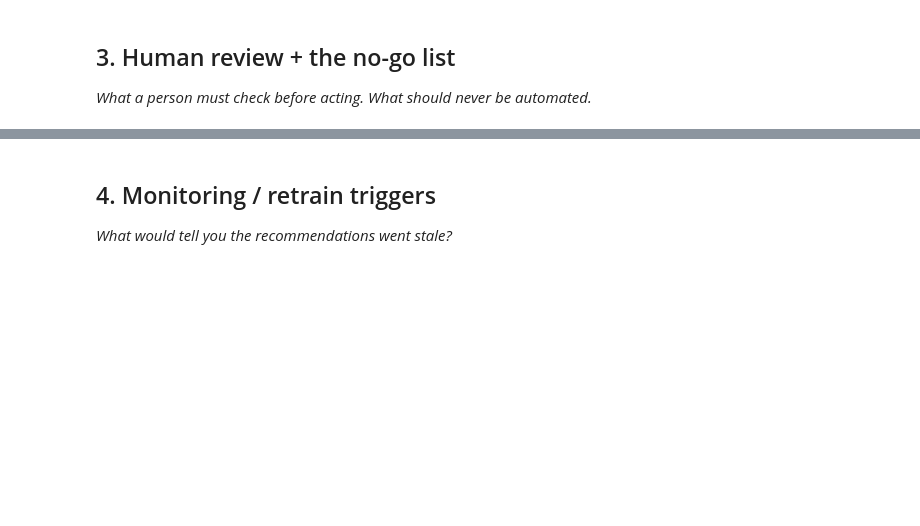
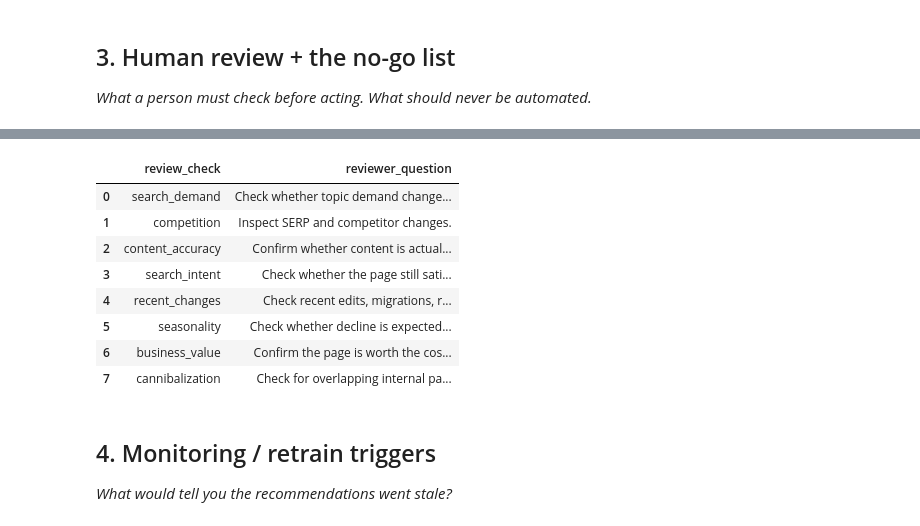
Before and after one commit to aliakhtar1010/search-ranking-ml, a Jupyter notebook: work/notebooks/w07_action_playbook.ipynb, the cells around one changed output, grey strips where cells are left out. Cells and saved outputs as stored; diff of their text form; code cells hidden in the pictures; blank space fills up the shorter version.

```diff
--- a/work/notebooks/w07_action_playbook.ipynb
+++ b/work/notebooks/w07_action_playbook.ipynb
@@ -30,3 +339,28 @@ This skeleton is yours to fill. Work the sections **in order** — each one has
+# %%
+# This cell is for CODE (numbers, a query, a check).
+# Write your text answer in the cell ABOVE this one — typing sentences here breaks Run All.
+review_rules = pd.DataFrame([
+    ["search_demand", "Check whether topic demand changed independently of the page."],
+    ["competition", "Inspect SERP and competitor changes."],
+    ["content_accuracy", "Confirm whether content is actually outdated or incomplete."],
+    ["search_intent", "Check whether the page still satisfies current intent."],
+    ["recent_changes", "Check recent edits, migrations, redirects, or repositioning."],
+    ["seasonality", "Check whether decline is expected for the topic or period."],
+    ["business_value", "Confirm the page is worth the cost of intervention."],
+    ["cannibalization", "Check for overlapping internal pages or demand."]
+], columns=["review_check", "reviewer_question"])
+
+review_rules
+# %% [output]
+|  | review_check | reviewer_question |
+| 0 | search_demand | Check whether topic demand change... |
+| 1 | competition | Inspect SERP and competitor changes. |
+| 2 | content_accuracy | Confirm whether content is actual... |
+| 3 | search_intent | Check whether the page still sati... |
+| 4 | recent_changes | Check recent edits, migrations, r... |
+| 5 | seasonality | Check whether decline is expected... |
+| 6 | business_value | Confirm the page is worth the cos... |
+| 7 | cannibalization | Check for overlapping internal pa... |
 # %% [markdown]
 ## 4. Monitoring / retrain triggers
 
```
Also changed, not shown: parts of 15 cells of this notebook.
